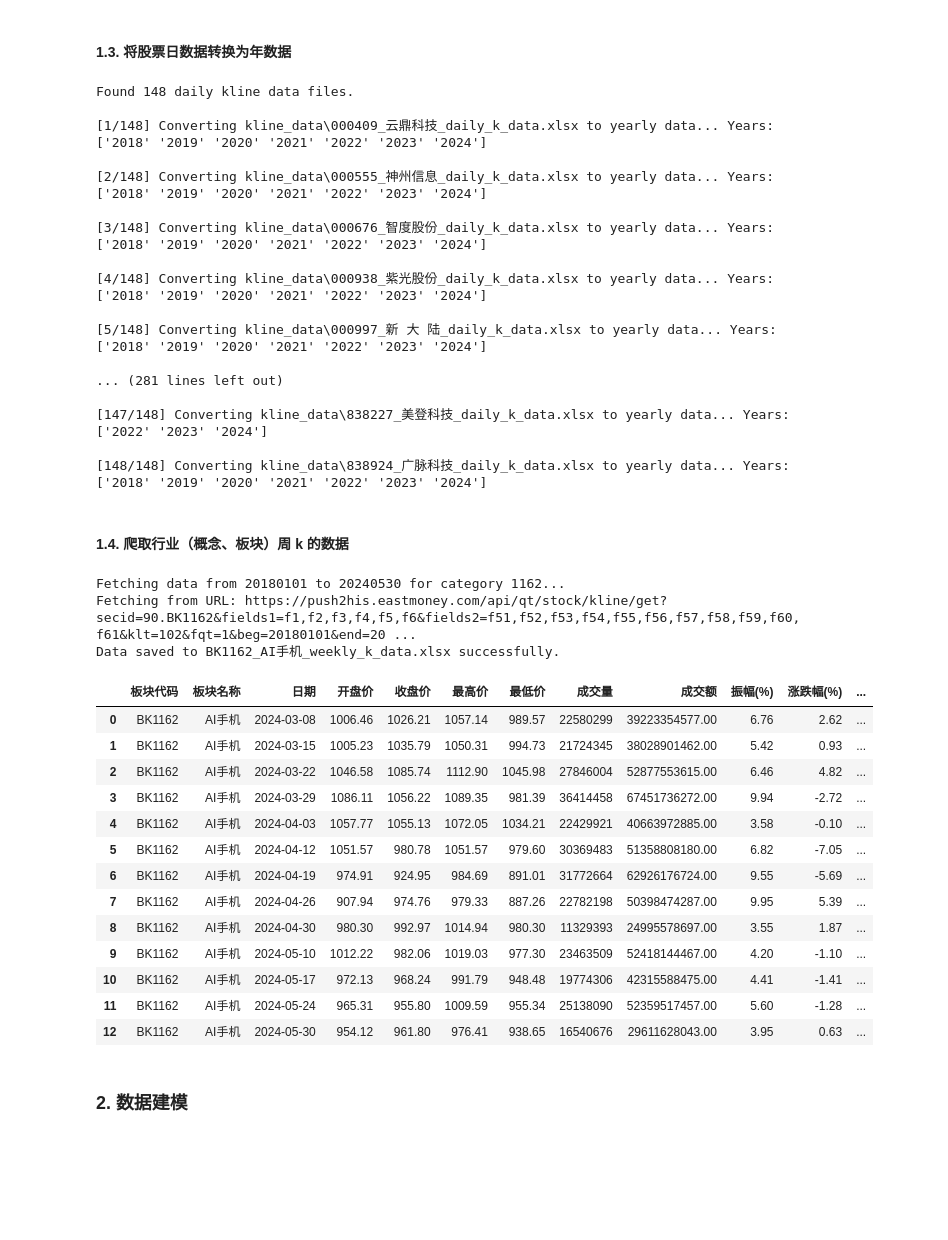
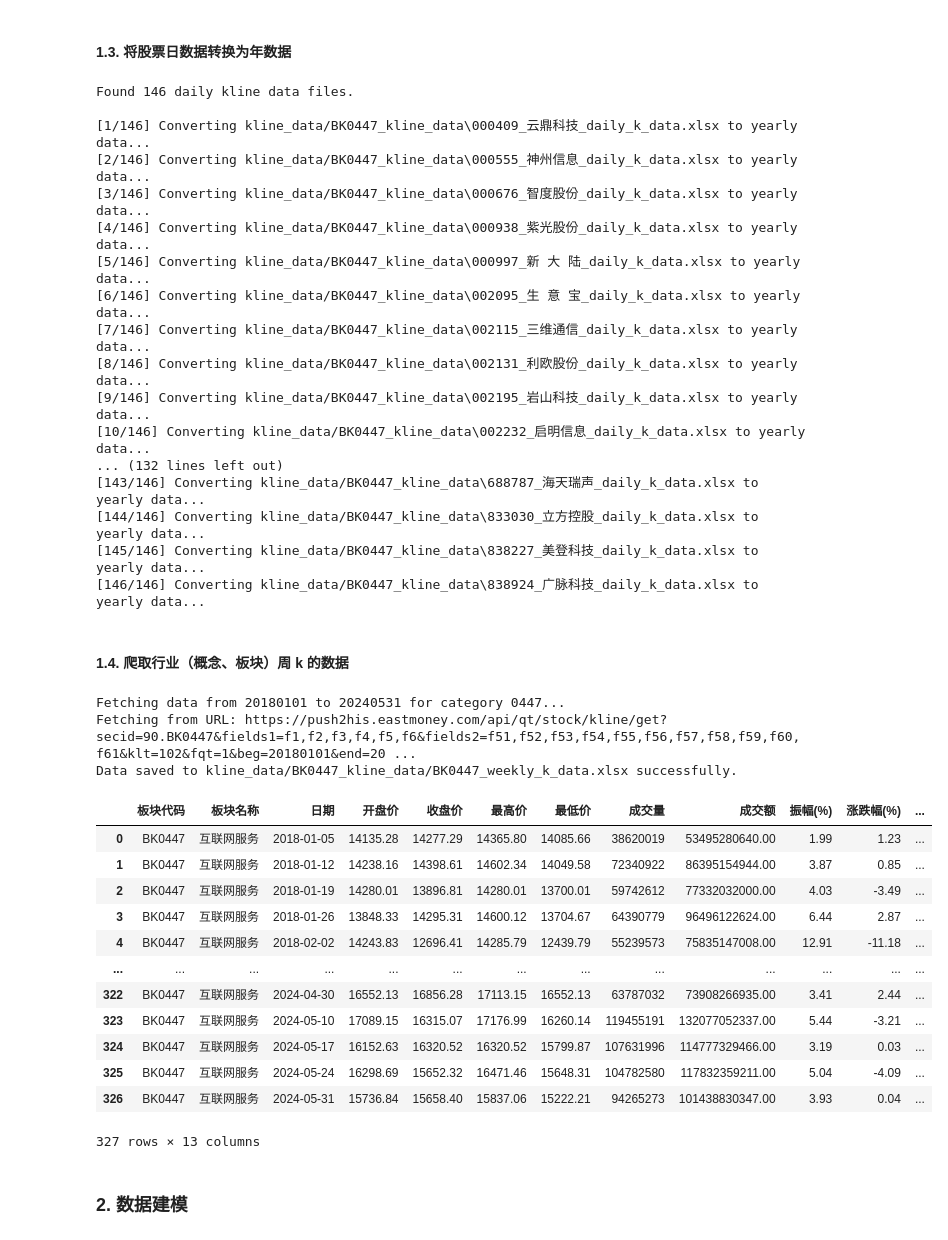
Before and after one commit to R3c0ger/crawling-analysis-and-modeling-of-stock-data, a Jupyter notebook: stock_crawler.ipynb, the cells around one changed output. Drawn from its saved outputs; the diff is of its cells as text; code cells hidden in the pictures; blank space fills up the shorter version.

```diff
--- a/stock_crawler.ipynb
+++ b/stock_crawler.ipynb
@@ -235,7 +235,7 @@ def convert_daily_to_yearly(daily_kline_folder):
         # 提取年份，有些股票的数据可能不是从2018年开始的
         df['年份'] = df['日期'].str[:4]
         years = df['年份'].unique()
-        print(f"Years: {years}")
+        # print(f"Years: {years}")
 
         for year in years:
             # 提取日K线数据中，指定年份里的所有数据
@@ -271,30 +271,31 @@ def convert_daily_to_yearly(daily_kline_folder):
     yearly_kline.to_excel(f"{daily_kline_folder}/yearly_kline_data.xlsx", index=False)
 
 
-convert_daily_to_yearly('kline_data')
+convert_daily_to_yearly('kline_data/BK0447_kline_data')
 # %% [output]
-Found 148 daily kline data files.
+Found 146 daily kline data files.
 
-[1/148] Converting kline_data\000409_云鼎科技_daily_k_data.xlsx to yearly data... Years: ['2018' '2019' '2020' '2021' '2022' '2023' '2024']
-
-[2/148] Converting kline_data\000555_神州信息_daily_k_data.xlsx to yearly data... Years: ['2018' '2019' '2020' '2021' '2022' '2023' '2024']
-
-[3/148] Converting kline_data\000676_智度股份_daily_k_data.xlsx to yearly data... Years: ['2018' '2019' '2020' '2021' '2022' '2023' '2024']
-
-[4/148] Converting kline_data\000938_紫光股份_daily_k_data.xlsx to yearly data... Years: ['2018' '2019' '2020' '2021' '2022' '2023' '2024']
-
-[5/148] Converting kline_data\000997_新 大 陆_daily_k_data.xlsx to yearly data... Years: ['2018' '2019' '2020' '2021' '2022' '2023' '2024']
-
-... (281 lines left out)
-
-[147/148] Converting kline_data\838227_美登科技_daily_k_data.xlsx to yearly data... Years: ['2022' '2023' '2024']
-
-[148/148] Converting kline_data\838924_广脉科技_daily_k_data.xlsx to yearly data... Years: ['2018' '2019' '2020' '2021' '2022' '2023' '2024']
+[1/146] Converting kline_data/BK0447_kline_data\000409_云鼎科技_daily_k_data.xlsx to yearly data...
+[2/146] Converting kline_data/BK0447_kline_data\000555_神州信息_daily_k_data.xlsx to yearly data...
+[3/146] Converting kline_data/BK0447_kline_data\000676_智度股份_daily_k_data.xlsx to yearly data...
+[4/146] Converting kline_data/BK0447_kline_data\000938_紫光股份_daily_k_data.xlsx to yearly data...
+[5/146] Converting kline_data/BK0447_kline_data\000997_新 大 陆_daily_k_data.xlsx to yearly data...
+[6/146] Converting kline_data/BK0447_kline_data\002095_生 意 宝_daily_k_data.xlsx to yearly data...
+[7/146] Converting kline_data/BK0447_kline_data\002115_三维通信_daily_k_data.xlsx to yearly data...
+[8/146] Converting kline_data/BK0447_kline_data\002131_利欧股份_daily_k_data.xlsx to yearly data...
+[9/146] Converting kline_data/BK0447_kline_data\002195_岩山科技_daily_k_data.xlsx to yearly data...
+[10/146] Converting kline_data/BK0447_kline_data\002232_启明信息_daily_k_data.xlsx to yearly data...
+... (132 lines left out)
+[143/146] Converting kline_data/BK0447_kline_data\688787_海天瑞声_daily_k_data.xlsx to yearly data...
+[144/146] Converting kline_data/BK0447_kline_data\833030_立方控股_daily_k_data.xlsx to yearly data...
+[145/146] Converting kline_data/BK0447_kline_data\838227_美登科技_daily_k_data.xlsx to yearly data...
+[146/146] Converting kline_data/BK0447_kline_data\838924_广脉科技_daily_k_data.xlsx to yearly data...
 # %% [markdown]
 #### 1.4. 爬取行业（概念、板块）周 k 的数据
 # %%
 def fetch_category_weekly_k_data(
         category_code,
+        save_folder='',
         start_date='2018-01-01',
         end_date=None,
         fq=1):
@@ -330,52 +331,55 @@ def fetch_category_weekly_k_data(
     response = requests.get(url_api)
     response.raise_for_status()
     data = response.json()
 
     # 从API返回的数据中提取部分所需字段
     try:
         klines_data = data['data']['klines']
     except Exception as e:
         print(f"Error: {e}\nPlease check category code or any other parameters.")
         return None
     # print(klines_data)
     category_code = data['data']['code']
     category_name = data['data']['name']
     klines_table = []
     for kline in klines_data:
         kline = kline.split(',')
         kline = [category_code, category_name] + kline
         klines_table.append(kline)
     # print(klines_table[:5])
     klines_table = pd.DataFrame(klines_table, columns=columns)
 
     # 保存数据到excel文件
+    if not save_folder:
+        save_folder = f'kline_data/{category_code}_kline_data'
+    if not os.path.exists(save_folder):
+        os.mkdir(save_folder)
     try:
-        klines_table.to_excel(f"{category_code}_{category_name}_weekly_k_data.xlsx", index=False)
-        print(f"Data saved to {category_code}_{category_name}_weekly_k_data.xlsx successfully.\n")
+        klines_table.to_excel(f"{save_folder}/{category_code}_weekly_k_data.xlsx", index=False)
+        print(f"Data saved to {save_folder}/{category_code}_weekly_k_data.xlsx successfully.\n")
     except Exception as e:
         print(f"Error: {e}\nPlease check if the file is open and close it before running the script again.")
     return klines_table
 
 
-fetch_category_weekly_k_data('1162')
+fetch_category_weekly_k_data('0447')
 # %% [output]
-Fetching data from 20180101 to 20240530 for category 1162...
-Fetching from URL: https://push2his.eastmoney.com/api/qt/stock/kline/get?secid=90.BK1162&fields1=f1,f2,f3,f4,f5,f6&fields2=f51,f52,f53,f54,f55,f56,f57,f58,f59,f60,f61&klt=102&fqt=1&beg=20180101&end=20 ...
-Data saved to BK1162_AI手机_weekly_k_data.xlsx successfully.
+Fetching data from 20180101 to 20240531 for category 0447...
+Fetching from URL: https://push2his.eastmoney.com/api/qt/stock/kline/get?secid=90.BK0447&fields1=f1,f2,f3,f4,f5,f6&fields2=f51,f52,f53,f54,f55,f56,f57,f58,f59,f60,f61&klt=102&fqt=1&beg=20180101&end=20 ...
+Data saved to kline_data/BK0447_kline_data/BK0447_weekly_k_data.xlsx successfully.
 |  | 板块代码 | 板块名称 | 日期 | 开盘价 | 收盘价 | 最高价 | 最低价 | 成交量 | 成交额 | 振幅(%) | 涨跌幅(%) | ... |
-| 0 | BK1162 | AI手机 | 2024-03-08 | 1006.46 | 1026.21 | 1057.14 | 989.57 | 22580299 | 39223354577.00 | 6.76 | 2.62 | ... |
-| 1 | BK1162 | AI手机 | 2024-03-15 | 1005.23 | 1035.79 | 1050.31 | 994.73 | 21724345 | 38028901462.00 | 5.42 | 0.93 | ... |
-| 2 | BK1162 | AI手机 | 2024-03-22 | 1046.58 | 1085.74 | 1112.90 | 1045.98 | 27846004 | 52877553615.00 | 6.46 | 4.82 | ... |
-| 3 | BK1162 | AI手机 | 2024-03-29 | 1086.11 | 1056.22 | 1089.35 | 981.39 | 36414458 | 67451736272.00 | 9.94 | -2.72 | ... |
-| 4 | BK1162 | AI手机 | 2024-04-03 | 1057.77 | 1055.13 | 1072.05 | 1034.21 | 22429921 | 40663972885.00 | 3.58 | -0.10 | ... |
-| 5 | BK1162 | AI手机 | 2024-04-12 | 1051.57 | 980.78 | 1051.57 | 979.60 | 30369483 | 51358808180.00 | 6.82 | -7.05 | ... |
-| 6 | BK1162 | AI手机 | 2024-04-19 | 974.91 | 924.95 | 984.69 | 891.01 | 31772664 | 62926176724.00 | 9.55 | -5.69 | ... |
-| 7 | BK1162 | AI手机 | 2024-04-26 | 907.94 | 974.76 | 979.33 | 887.26 | 22782198 | 50398474287.00 | 9.95 | 5.39 | ... |
-| 8 | BK1162 | AI手机 | 2024-04-30 | 980.30 | 992.97 | 1014.94 | 980.30 | 11329393 | 24995578697.00 | 3.55 | 1.87 | ... |
-| 9 | BK1162 | AI手机 | 2024-05-10 | 1012.22 | 982.06 | 1019.03 | 977.30 | 23463509 | 52418144467.00 | 4.20 | -1.10 | ... |
-| 10 | BK1162 | AI手机 | 2024-05-17 | 972.13 | 968.24 | 991.79 | 948.48 | 19774306 | 42315588475.00 | 4.41 | -1.41 | ... |
-| 11 | BK1162 | AI手机 | 2024-05-24 | 965.31 | 955.80 | 1009.59 | 955.34 | 25138090 | 52359517457.00 | 5.60 | -1.28 | ... |
-| 12 | BK1162 | AI手机 | 2024-05-30 | 954.12 | 961.80 | 976.41 | 938.65 | 16540676 | 29611628043.00 | 3.95 | 0.63 | ... |
+| 0 | BK0447 | 互联网服务 | 2018-01-05 | 14135.28 | 14277.29 | 14365.80 | 14085.66 | 38620019 | 53495280640.00 | 1.99 | 1.23 | ... |
+| 1 | BK0447 | 互联网服务 | 2018-01-12 | 14238.16 | 14398.61 | 14602.34 | 14049.58 | 72340922 | 86395154944.00 | 3.87 | 0.85 | ... |
+| 2 | BK0447 | 互联网服务 | 2018-01-19 | 14280.01 | 13896.81 | 14280.01 | 13700.01 | 59742612 | 77332032000.00 | 4.03 | -3.49 | ... |
+| 3 | BK0447 | 互联网服务 | 2018-01-26 | 13848.33 | 14295.31 | 14600.12 | 13704.67 | 64390779 | 96496122624.00 | 6.44 | 2.87 | ... |
+| 4 | BK0447 | 互联网服务 | 2018-02-02 | 14243.83 | 12696.41 | 14285.79 | 12439.79 | 55239573 | 75835147008.00 | 12.91 | -11.18 | ... |
+| ... | ... | ... | ... | ... | ... | ... | ... | ... | ... | ... | ... | ... |
+| 322 | BK0447 | 互联网服务 | 2024-04-30 | 16552.13 | 16856.28 | 17113.15 | 16552.13 | 63787032 | 73908266935.00 | 3.41 | 2.44 | ... |
+| 323 | BK0447 | 互联网服务 | 2024-05-10 | 17089.15 | 16315.07 | 17176.99 | 16260.14 | 119455191 | 132077052337.00 | 5.44 | -3.21 | ... |
+| 324 | BK0447 | 互联网服务 | 2024-05-17 | 16152.63 | 16320.52 | 16320.52 | 15799.87 | 107631996 | 114777329466.00 | 3.19 | 0.03 | ... |
+| 325 | BK0447 | 互联网服务 | 2024-05-24 | 16298.69 | 15652.32 | 16471.46 | 15648.31 | 104782580 | 117832359211.00 | 5.04 | -4.09 | ... |
+| 326 | BK0447 | 互联网服务 | 2024-05-31 | 15736.84 | 15658.40 | 15837.06 | 15222.21 | 94265273 | 101438830347.00 | 3.93 | 0.04 | ... |
+327 rows × 13 columns
 # %% [markdown]
 ### 2. 数据建模
 # %% [markdown]
```
Also changed, not shown: parts of 9 cells of this notebook.
